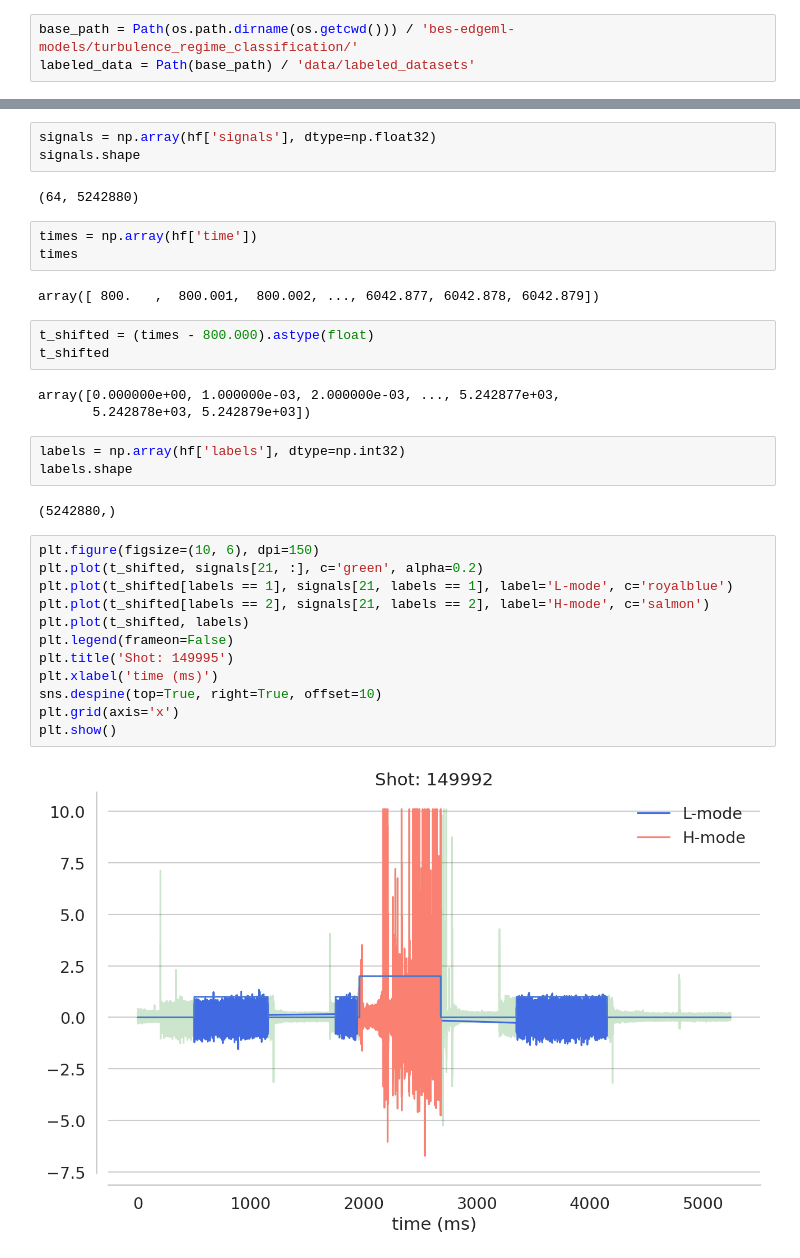
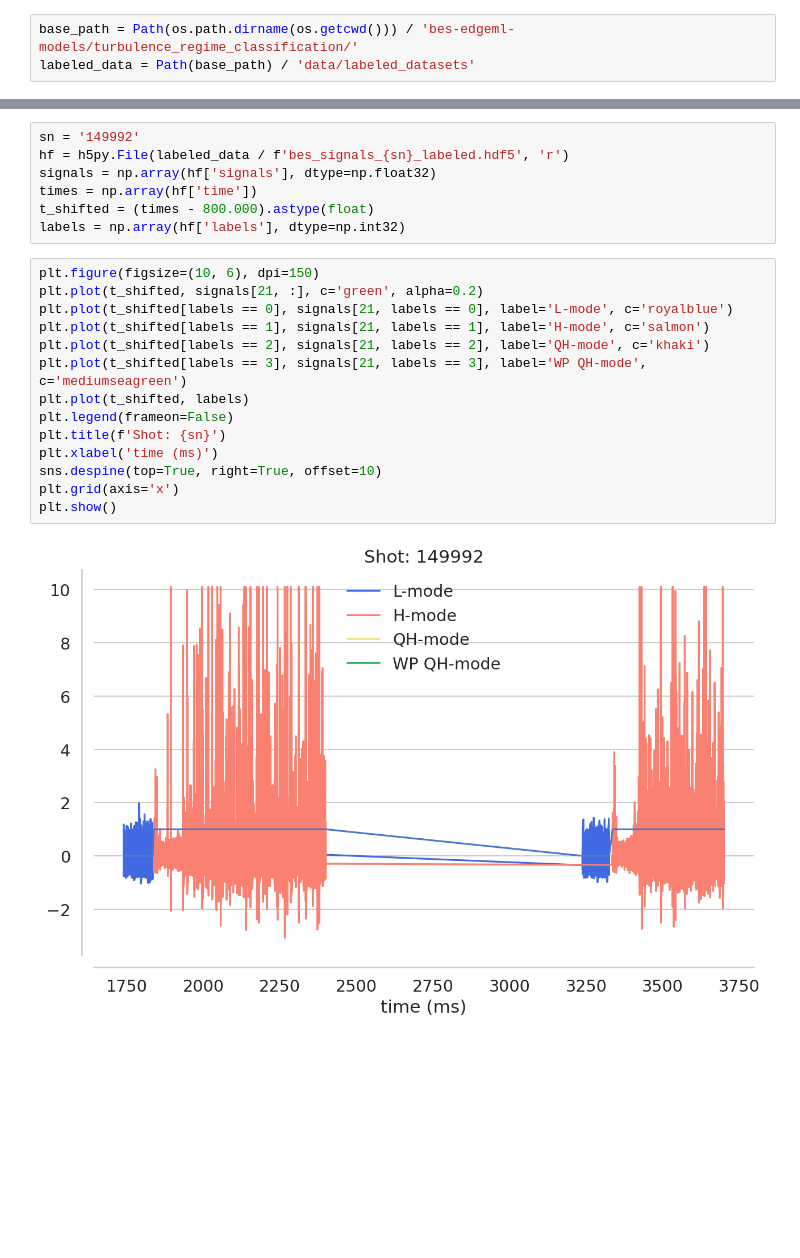
Before and after one commit to PlasmaControl/bes-edgeml-models, a Jupyter notebook: turbulence_regime_classification/notebooks/check_data.ipynb, the cells around one changed output, grey strips where cells are left out. Drawn from its saved outputs; the diff is of its cells as text; blank space fills up the shorter version.

```diff
--- a/turbulence_regime_classification/notebooks/check_data.ipynb
+++ b/turbulence_regime_classification/notebooks/check_data.ipynb
@@ -21,35 +15,23 @@ array(['labels', 'signals', 'time'], dtype='<U7')
-# %%
-signals = np.array(hf['signals'], dtype=np.float32)
-signals.shape
-# %% [output]
-(64, 5242880)
-# %%
-times = np.array(hf['time'])
-times
-# %% [output]
-array([ 800.   ,  800.001,  800.002, ..., 6042.877, 6042.878, 6042.879])
-# %%
-t_shifted = (times - 800.000).astype(float)
-t_shifted
-# %% [output]
-array([0.000000e+00, 1.000000e-03, 2.000000e-03, ..., 5.242877e+03,
-       5.242878e+03, 5.242879e+03])
-# %%
-labels = np.array(hf['labels'], dtype=np.int32)
-labels.shape
-# %% [output]
-(5242880,)
+# %%
+sn = '149992'
+hf = h5py.File(labeled_data / f'bes_signals_{sn}_labeled.hdf5', 'r')
+signals = np.array(hf['signals'], dtype=np.float32)
+times = np.array(hf['time'])
+t_shifted = (times - 800.000).astype(float)
+labels = np.array(hf['labels'], dtype=np.int32)
 # %%
 plt.figure(figsize=(10, 6), dpi=150)
 plt.plot(t_shifted, signals[21, :], c='green', alpha=0.2)
-plt.plot(t_shifted[labels == 1], signals[21, labels == 1], label='L-mode', c='royalblue')
-plt.plot(t_shifted[labels == 2], signals[21, labels == 2], label='H-mode', c='salmon')
+plt.plot(t_shifted[labels == 0], signals[21, labels == 0], label='L-mode', c='royalblue')
+plt.plot(t_shifted[labels == 1], signals[21, labels == 1], label='H-mode', c='salmon')
+plt.plot(t_shifted[labels == 2], signals[21, labels == 2], label='QH-mode', c='khaki')
+plt.plot(t_shifted[labels == 3], signals[21, labels == 3], label='WP QH-mode', c='mediumseagreen')
 plt.plot(t_shifted, labels)
 plt.legend(frameon=False)
-plt.title('Shot: 149995')
+plt.title(f'Shot: {sn}')
 plt.xlabel('time (ms)')
 sns.despine(top=True, right=True, offset=10)
 plt.grid(axis='x')
 plt.show()
 # %% [output]
-[figure, old version]
+[figure, new version]
```
Also changed, not shown: parts of 2 cells of this notebook, 7 other files.
